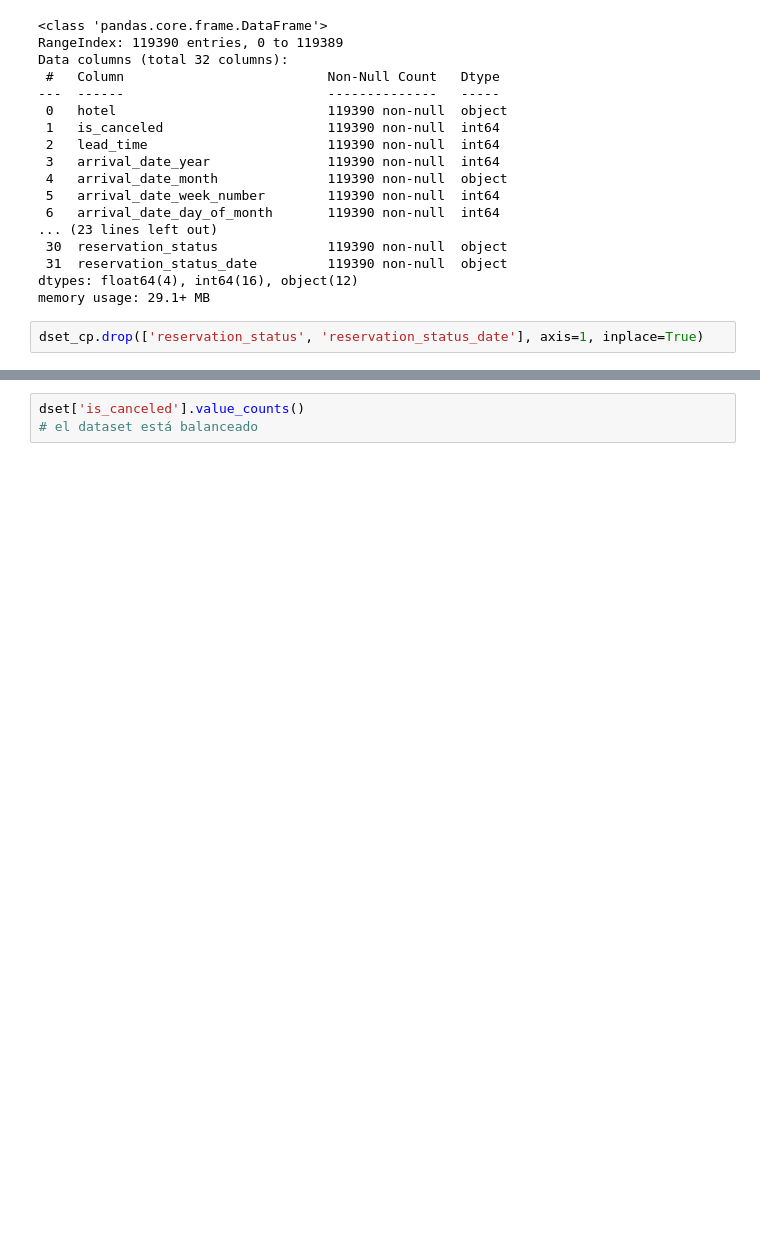
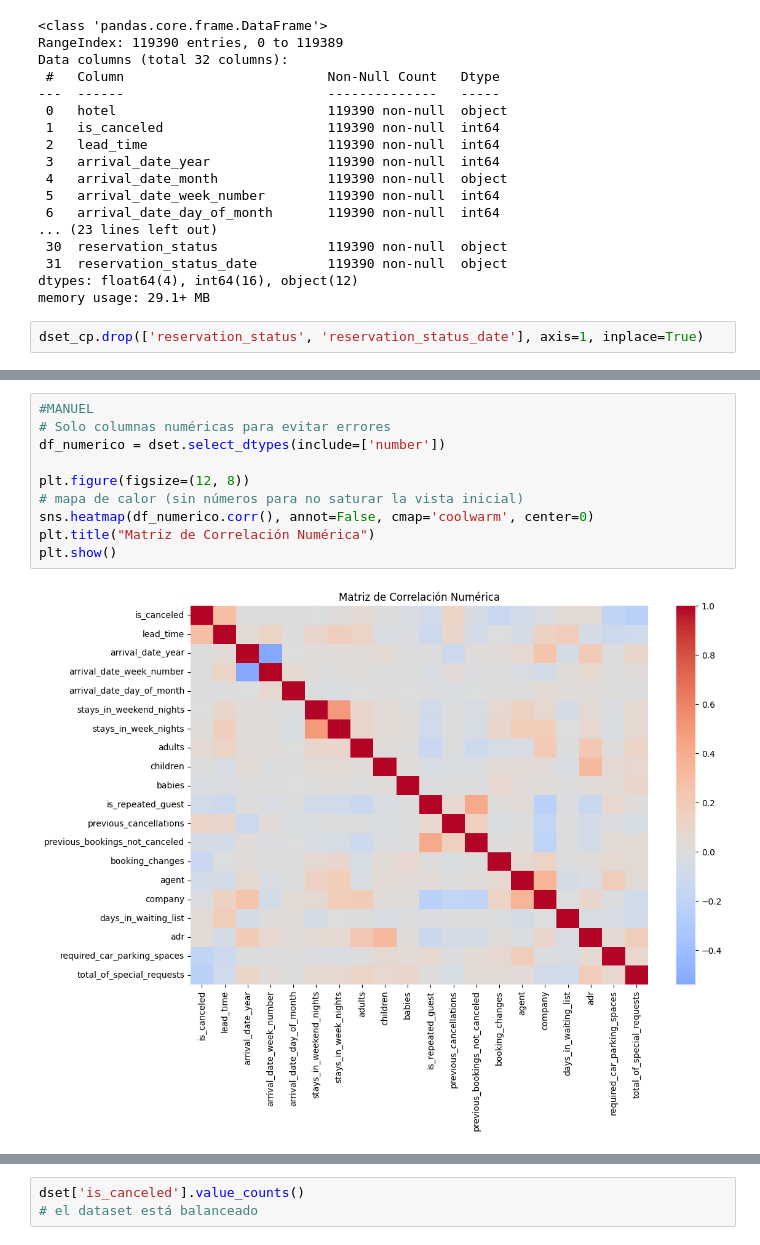
Before and after one commit to mayerga/final_project_ML-DL, a Jupyter notebook: notebooks/exploracion/eval_inicial.ipynb, the cells around one changed output, grey strips where cells are left out. Drawn from its saved outputs; the diff is of its cells as text; blank space fills up the shorter version.

```diff
--- a/notebooks/exploracion/eval_inicial.ipynb
+++ b/notebooks/exploracion/eval_inicial.ipynb
@@ -115,0 +171,12 @@ dset_cp.drop(['reservation_status', 'reservation_status_date'], axis=1, inplace=
+# %%
+#MANUEL
+# Solo columnas numéricas para evitar errores
+df_numerico = dset.select_dtypes(include=['number'])
+
+plt.figure(figsize=(12, 8))
+# mapa de calor (sin números para no saturar la vista inicial)
+sns.heatmap(df_numerico.corr(), annot=False, cmap='coolwarm', center=0)
+plt.title("Matriz de Correlación Numérica")
+plt.show()
+# %% [output]
+[figure, added]
```
Also changed, not shown: parts of 7 cells of this notebook, 1 other file.
